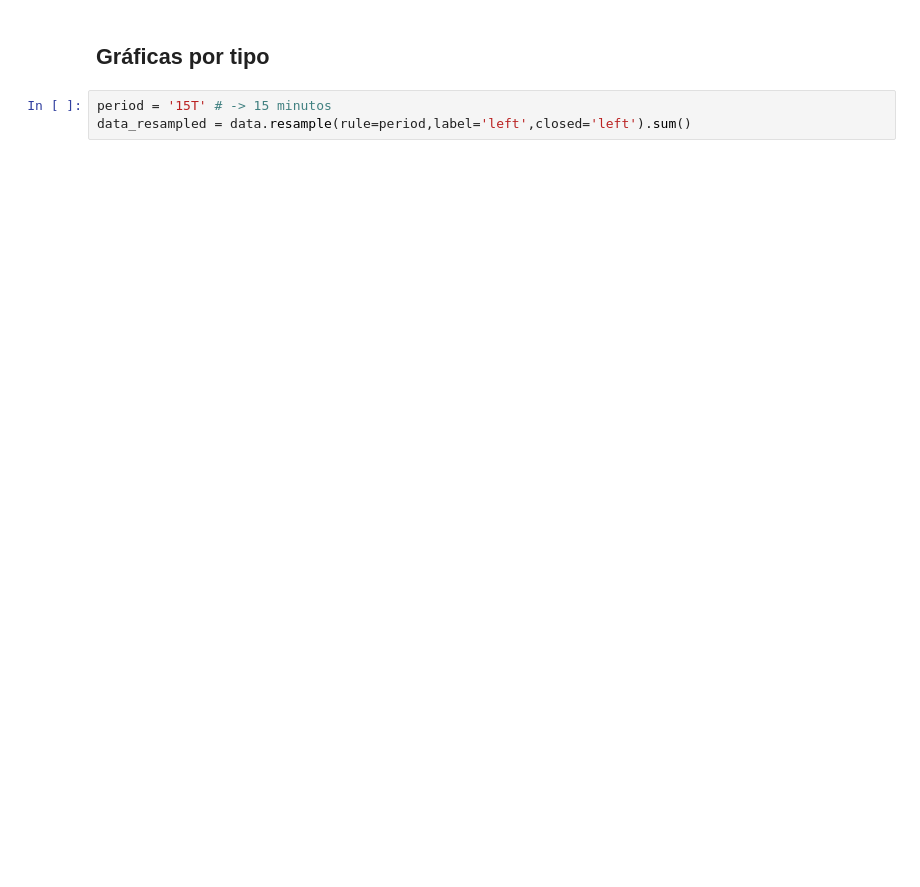
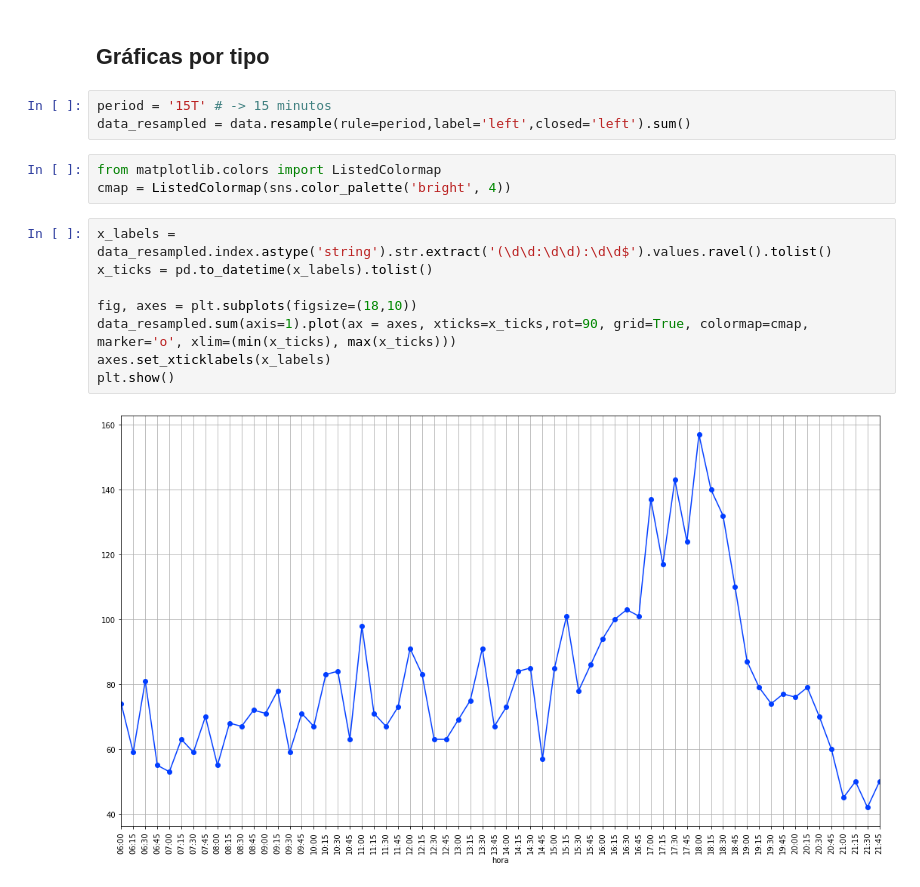
Before and after one commit to GreatestTrain/analisis_carretera, a Jupyter notebook: script.ipynb, the cells around one changed output. Drawn from its saved outputs; the diff is of its cells as text; blank space fills up the shorter version.

```diff
--- a/script.ipynb
+++ b/script.ipynb
@@ -38,6 +40,19 @@ data.head()
 # %%
 period = '15T' # -> 15 minutos
 data_resampled = data.resample(rule=period,label='left',closed='left').sum()
+# %%
+from matplotlib.colors import ListedColormap
+cmap = ListedColormap(sns.color_palette('bright', 4))
+# %%
+x_labels = data_resampled.index.astype('string').str.extract('(\d\d:\d\d):\d\d$').values.ravel().tolist()
+x_ticks = pd.to_datetime(x_labels).tolist()
+
+fig, axes = plt.subplots(figsize=(18,10))
+data_resampled.sum(axis=1).plot(ax = axes, xticks=x_ticks,rot=90, grid=True, colormap=cmap, marker='o', xlim=(min(x_ticks), max(x_ticks)))
+axes.set_xticklabels(x_labels)
+plt.show()
+# %% [output]
+[figure, added]
 # %%
 counter_idx = 0
 g = []
```
Also changed, not shown: parts of 8 cells of this notebook, 1 other file.
